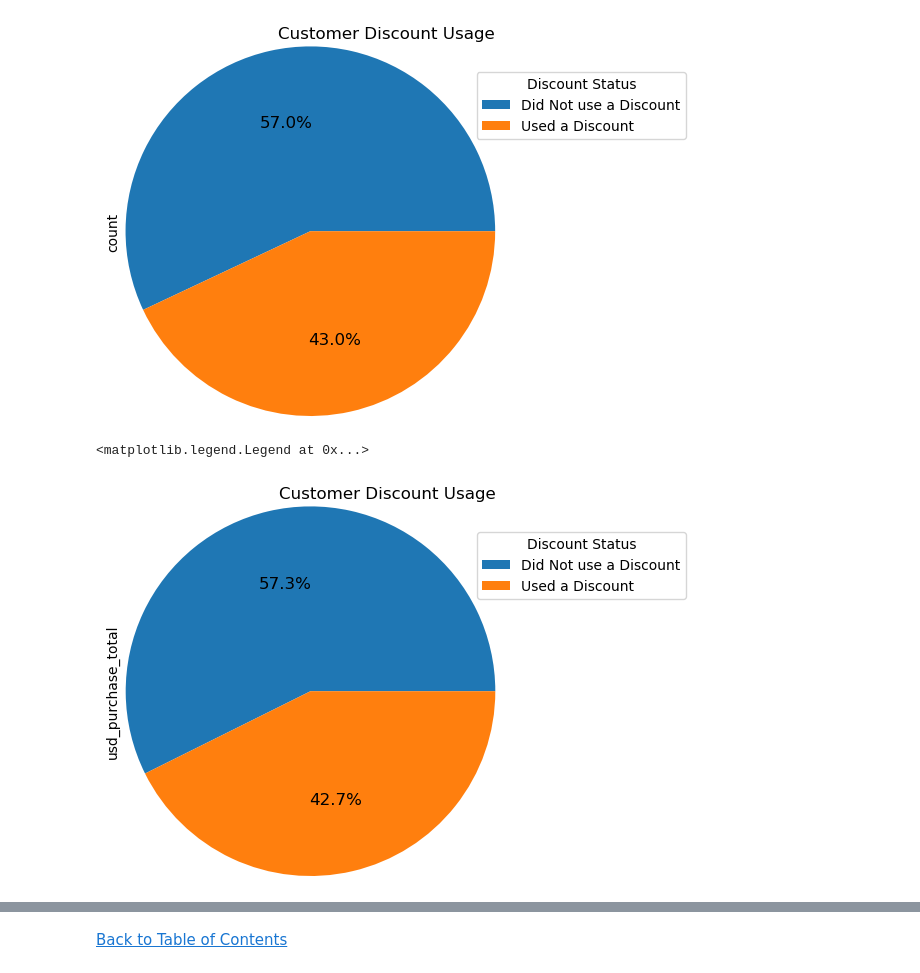
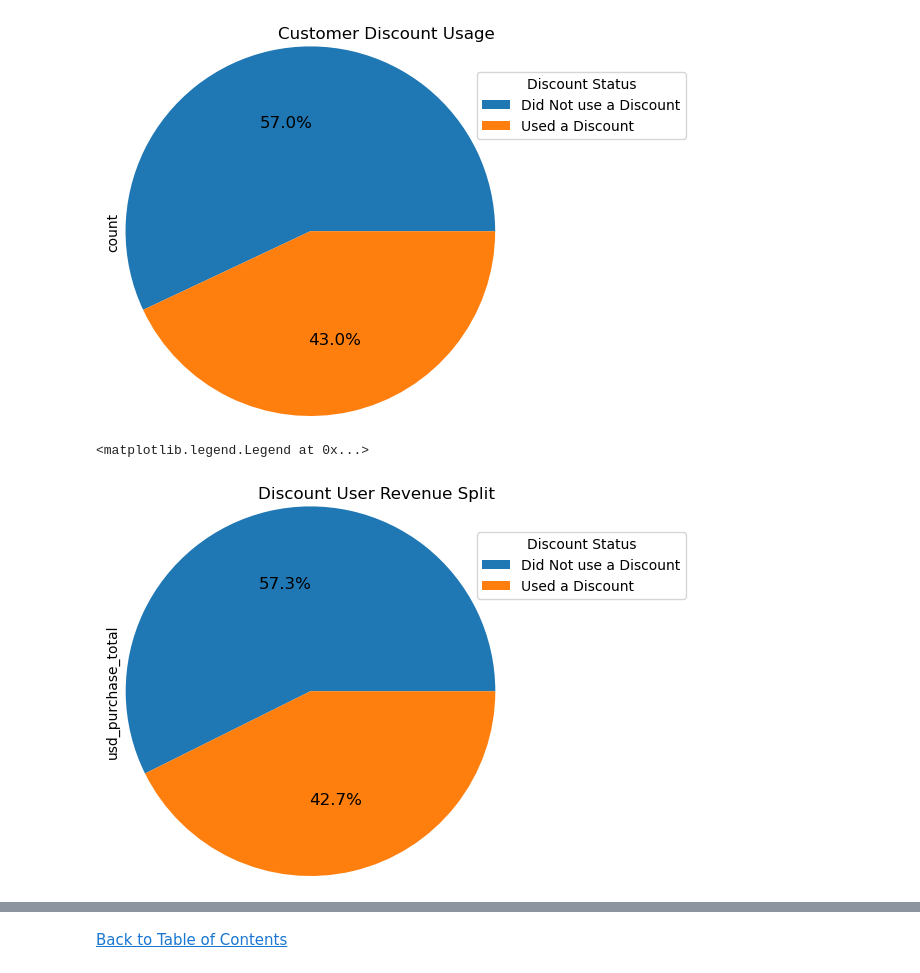
Before and after one commit to jasondo-da/shopping_behavior_analysis, a Jupyter notebook: shopping_behavior_analysis.ipynb, the cells around one changed output, grey strips where cells are left out. Saved outputs shown, nothing was run; the diff lists cells and outputs as text; code cells hidden in the pictures.

```diff
--- a/shopping_behavior_analysis.ipynb
+++ b/shopping_behavior_analysis.ipynb
@@ -869,13 +960,13 @@ plt.legend(['Did Not use a Discount', 'Used a Discount'],
 # %%
 df.groupby('discount_applied')['usd_purchase_total'].sum().plot(kind='pie',
                                                                 autopct='%1.1f%%',
                                                                 fontsize=12,
                                                                 labels=['', ''],
                                                                 radius=1.25)
-plt.title('Customer Discount Usage', loc='right')
+plt.title('Discount User Revenue Split', loc='right')
 plt.legend(['Did Not use a Discount', 'Used a Discount'],
            title='Discount Status',
            loc=[0.95,.75])
 # %% [output]
 <matplotlib.legend.Legend at 0x...>
-[figure, old version]
+[figure, new version]
```
Also changed, not shown: parts of 32 cells of this notebook.
